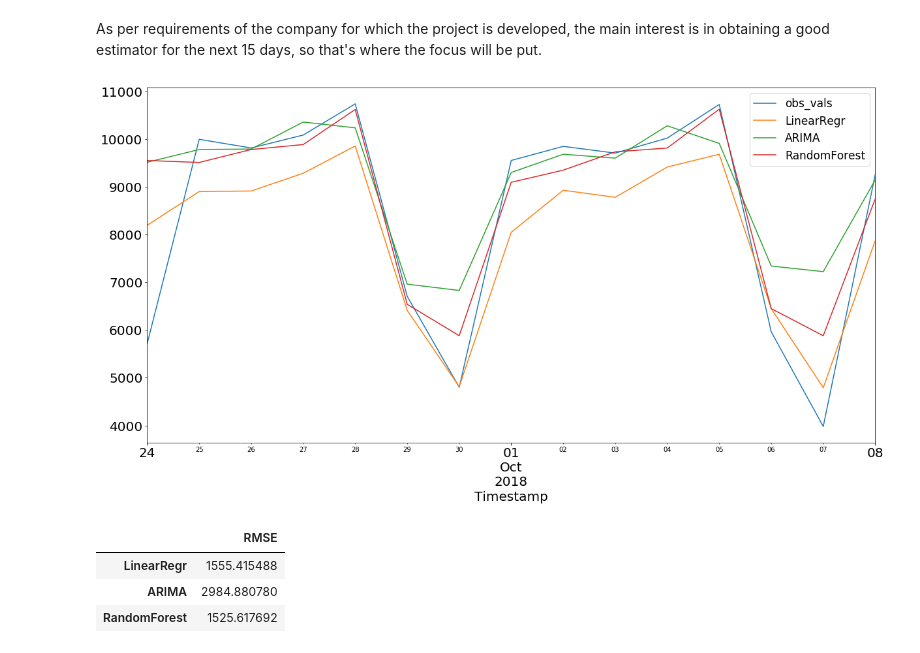
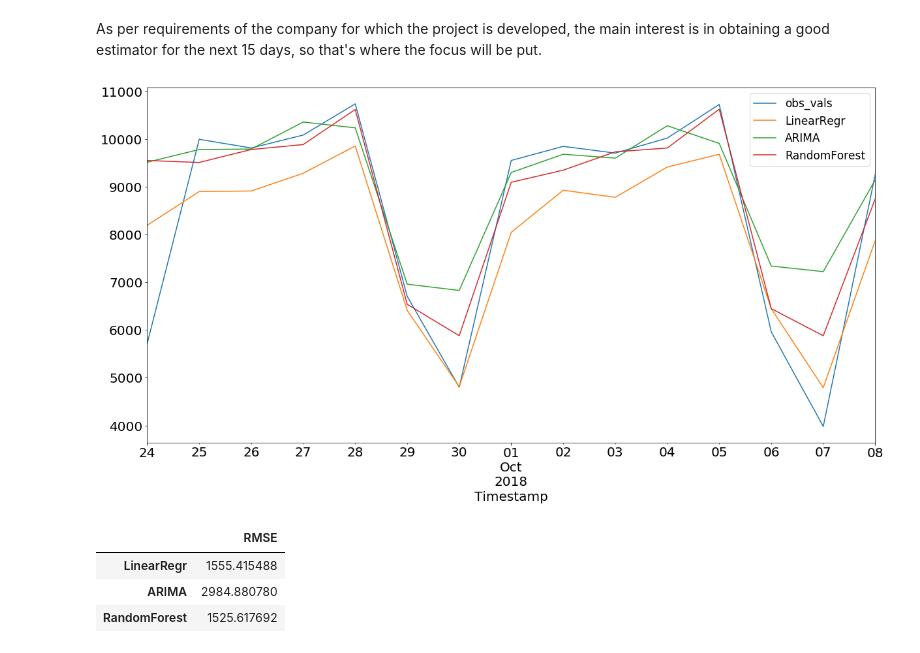
Before and after one commit to RamiroArribas/People_traffic_forecasting, a Jupyter notebook: 2_Modeling_and_analysis/2.7_Model_comparison_and_conclusions.ipynb, the cells around one changed output. Cells and saved outputs as stored; diff of their text form; code cells hidden in the pictures.

```diff
--- a/2_Modeling_and_analysis/2.7_Model_comparison_and_conclusions.ipynb
+++ b/2_Modeling_and_analysis/2.7_Model_comparison_and_conclusions.ipynb
@@ -53,13 +53,14 @@ As per requirements of the company for which the project is developed, the main
 # %%
 # Plotting the first 15 days of predictions for each model vs. the observations:
 
 ax = models_df[:15].plot(figsize=(20,10), legend=True)
 ax.axes.tick_params(labelsize = 20)
+ax.axes.tick_params(which='minor', labelsize = 20)
 ax.xaxis.label.set_fontsize(20)
 ax.legend(loc=1, prop={'size': 17})
 plt.show()
 # %% [output]
-[figure, old version]
+[figure, new version]
 # %%
 #Total RMSE for the total test portion (next 154 days):
 
```
Also changed, not shown: 3 other files.
